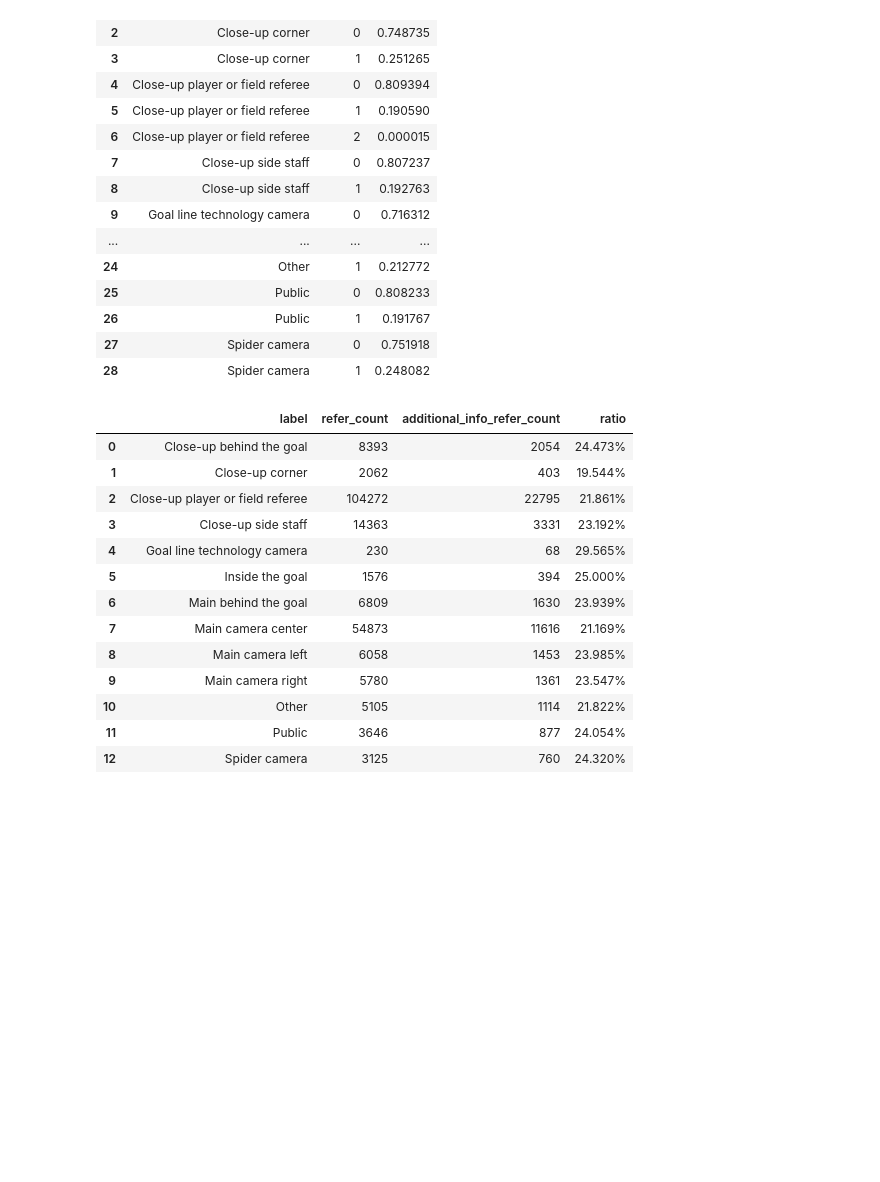
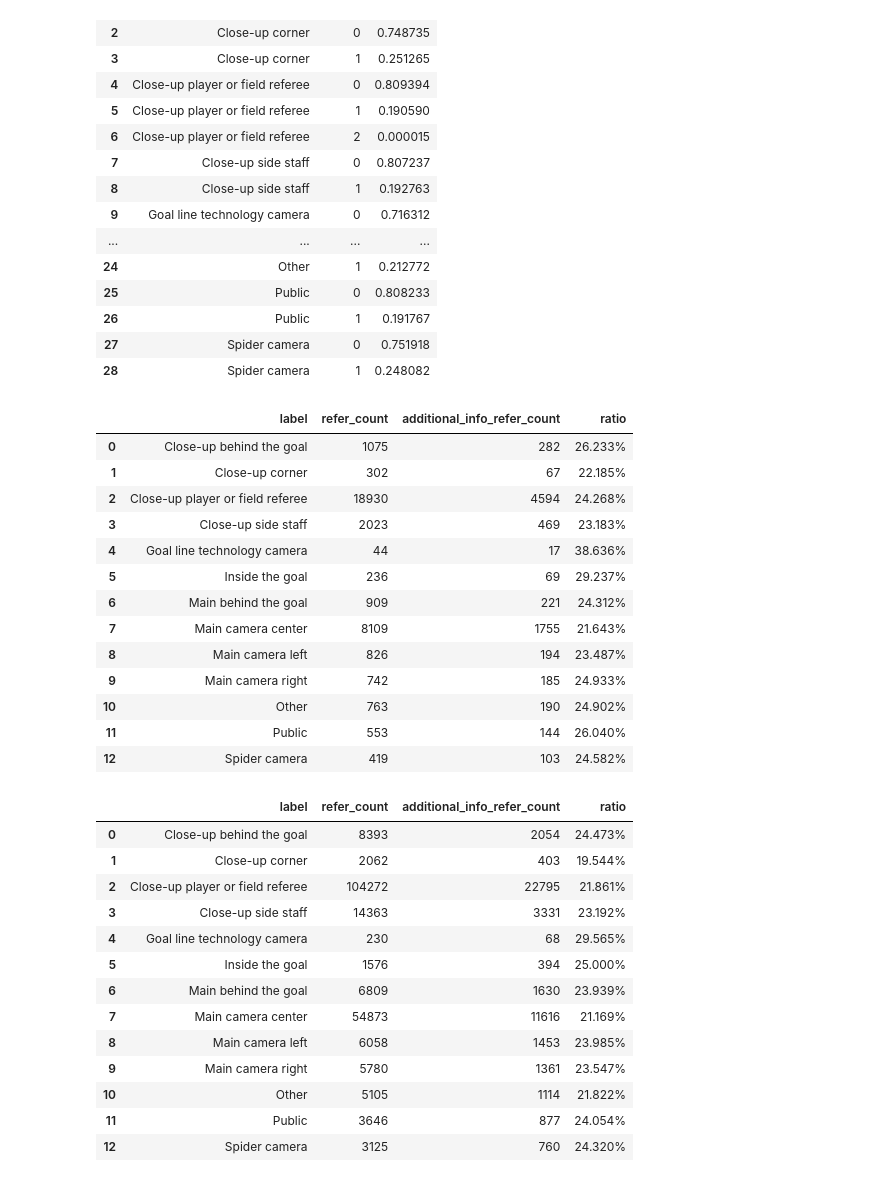
Before and after one commit to zaemon1251-hesty/soccer-bg-script, a Jupyter notebook: notebook/explore_scbi-v2.ipynb, the cells around one changed output. Saved outputs shown, nothing was run; the diff lists cells and outputs as text; code cells hidden in the pictures; blank space fills up the shorter version.

```diff
--- a/notebook/explore_scbi-v2.ipynb
+++ b/notebook/explore_scbi-v2.ipynb
@@ -1498,6 +1565,24 @@ result_df
 | 26 | Public | 1 | 0.191767 |
 | 27 | Spider camera | 0 | 0.751918 |
 | 28 | Spider camera | 1 | 0.248082 |
+# %%
+# カメラ切り替わり周辺の付加的情報の割合を計算
+label_ratio_around_event(scbi_df, camera_df, 0, 2, label_type="camera")
+# %% [output]
+|  | label | refer_count | additional_info_refer_count | ratio |
+| 0 | Close-up behind the goal | 1075 | 282 | 26.233% |
+| 1 | Close-up corner | 302 | 67 | 22.185% |
+| 2 | Close-up player or field referee | 18930 | 4594 | 24.268% |
+| 3 | Close-up side staff | 2023 | 469 | 23.183% |
+| 4 | Goal line technology camera | 44 | 17 | 38.636% |
+| 5 | Inside the goal | 236 | 69 | 29.237% |
+| 6 | Main behind the goal | 909 | 221 | 24.312% |
+| 7 | Main camera center | 8109 | 1755 | 21.643% |
+| 8 | Main camera left | 826 | 194 | 23.487% |
+| 9 | Main camera right | 742 | 185 | 24.933% |
+| 10 | Other | 763 | 190 | 24.902% |
+| 11 | Public | 553 | 144 | 26.040% |
+| 12 | Spider camera | 419 | 103 | 24.582% |
 # %%
 # カメラ切り替わり周辺の付加的情報の割合を計算
 label_ratio_around_event(scbi_df, camera_df, 0, 15, label_type="camera")
```
Also changed, not shown: parts of 13 cells of this notebook, 8 other files.
